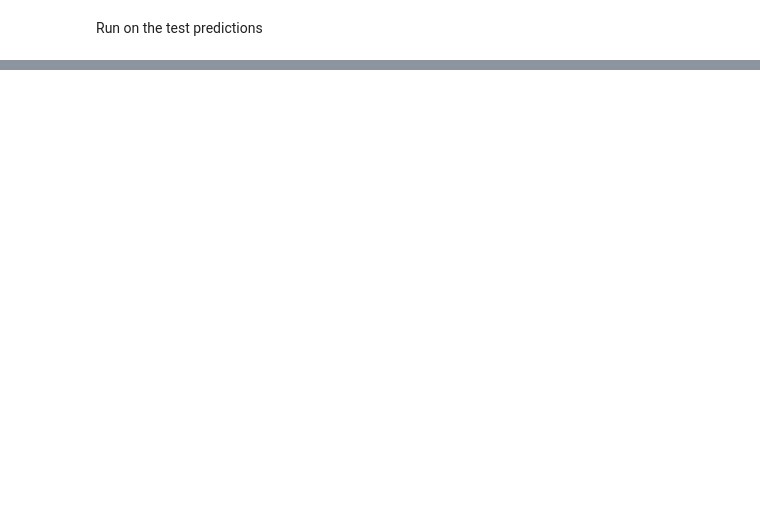
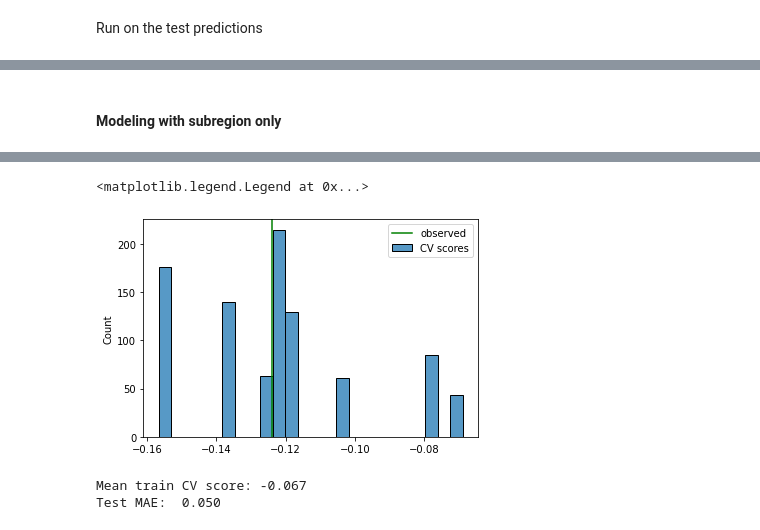
Before and after one commit to squareleaf/bee-colony-loss-capstone, a Jupyter notebook: Bee Colony Capstone - modeling with regression.ipynb, the cells around one changed output, grey strips where cells are left out. Cells and saved outputs as stored; diff of their text form; code cells hidden in the pictures; blank space fills up the shorter version.

```diff
--- a/Bee Colony Capstone - modeling with regression.ipynb
+++ b/Bee Colony Capstone - modeling with regression.ipynb
@@ -280,0 +176,33 @@ Explained variance score: 0.10
+# %% [markdown]
+#### Modeling with subregion only
+# %%
+subregion_cols = [col for col in X_train.columns.values.tolist() if col.startswith("subregion_")]
+X_train_subregions = X_train[subregion_cols]
+X_test_subregions = X_test[subregion_cols]
+
+start = time.time()
+lr_subregions = lr_baseline_grid.fit(X_train_subregions, y_train_log)
+end = time.time()
+print(f"Elapsed time: {end - start:.2f} seconds")
+
+lr_subregions_best_estimator = lr_subregions.best_estimator_
+
+# Distribution of cross-val score
+start = time.time()
+lr_cv_scores_subregions = model_selection.cross_val_score(
+                    lr_subregions_best_estimator,
+                    X_train_subregions,
+                    y_train_log,
+                    scoring='neg_mean_absolute_error',
+                    cv=cross_validator_shuffle,
+                    n_jobs=-1
+                )
+end = time.time()
+print(f"Elapsed time: {end - start:.2f} seconds")
+
+# Plot CV scores
+train_pred_subregions = lr_subregions_best_estimator.predict(X_train_subregions)
+sns.histplot(train_pred_subregions, label='CV scores')
+plt.axvline(x=np.mean(y_train_log), ymin=0, ymax=12, label='observed', color='green')
+plt.legend()
+# %% [output]
@@ -280,0 +212,10 @@ Explained variance score: 0.10
+<matplotlib.legend.Legend at 0x...>
+[figure, added]
+# %%
+lr_subregions_test_pred = lr_subregions_best_estimator.predict(X_test_subregions)
+
+print(f"Mean train CV score: {np.mean(lr_cv_scores_subregions): .3f}")
+print(f"Test MAE: {metrics.median_absolute_error(y_true=y_test_log, y_pred=lr_subregions_test_pred): .3f}")
+# %% [output]
+Mean train CV score: -0.067
+Test MAE:  0.050
```
Also changed, not shown: parts of 77 cells of this notebook, 8 other files.
